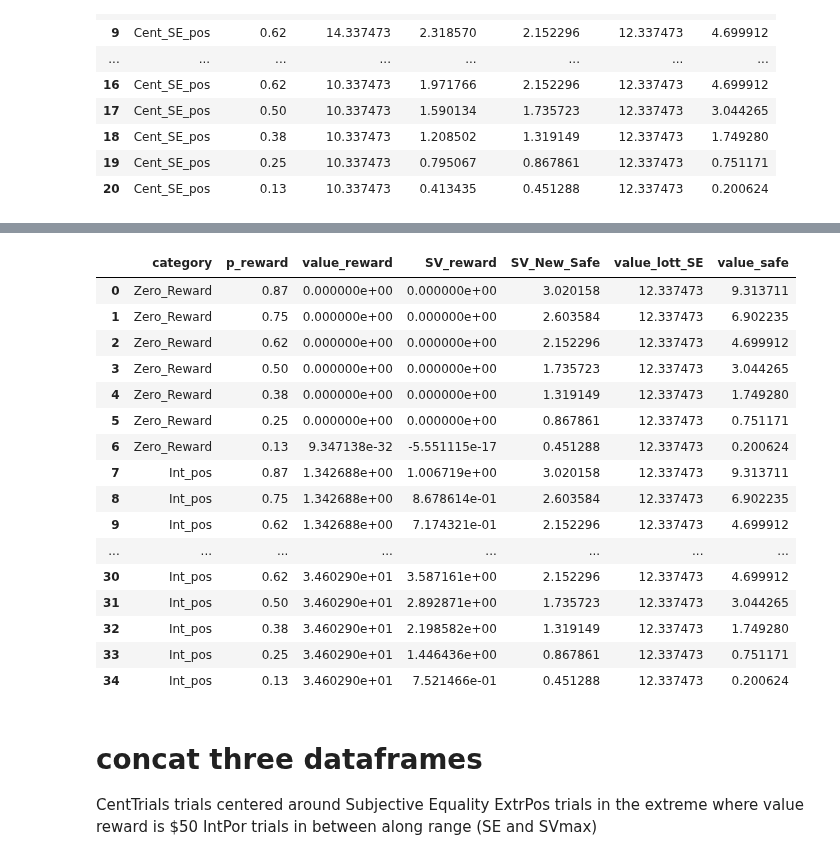
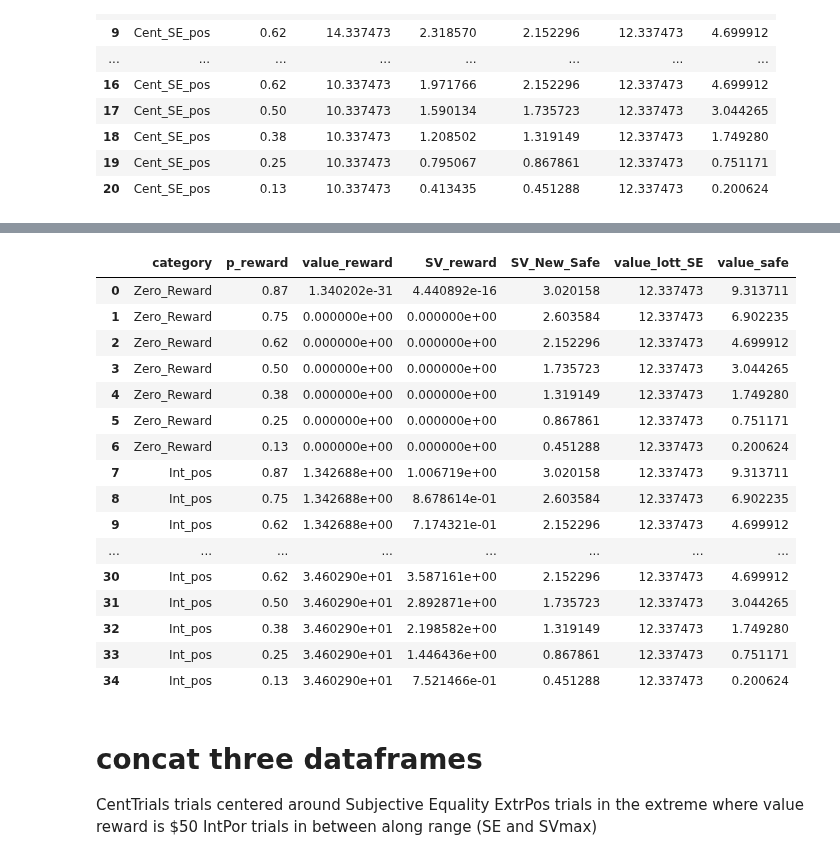
Before and after one commit to CDN-Lab/Adaptive_Choicesets, a Jupyter notebook: symmetrical_choice_set.ipynb, the cells around one changed output, grey strips where cells are left out. Saved outputs shown, nothing was run; the diff lists cells and outputs as text; code cells hidden in the pictures.

```diff
--- a/symmetrical_choice_set.ipynb
+++ b/symmetrical_choice_set.ipynb
@@ -271,38 +272,38 @@ df_int_temp
 | 5 | Int_pos | 0.25 | 50.0 | 1.735723 | 0.867861 | 12.337473 | 0.751171 |
 | 6 | Int_pos | 0.13 | 50.0 | 0.902576 | 0.451288 | 12.337473 | 0.200624 |
 # %%
-def get_interm(df,df_safe_pos,beta,alpha,num_steps=3, trials = 'gains'):
+def get_interm(df,df_safe_pos,beta,alpha,num_steps=2, trials = 'gains'):
 
     Amp = 1.0
     if trials == 'losses':
         Amp = -1.0
     dfreturn = pd.DataFrame([], columns = list(df))
     df['SVrange'] = df['SV_reward'] - df['SV_New_Safe']
     df['SVstep'] =  df['SVrange']/(num_steps+1)
     list_x = [i for i in range(-num_steps-1,num_steps+1) if i != 0]
 
     for x in list_x:
         dfint = df[['category', 'p_reward']].copy()
         if x == -num_steps-1:
             dfint['category'] = 'Zero_Reward'
         dfint['SV_reward'] = df['SV_New_Safe'] + x*df['SVstep']
         dfint['value_reward'] = Amp*(abs(dfint['SV_reward']) / (dfint['p_reward']-beta*A/2)) ** (1 / alpha)
         dfint = pd.merge(dfint,df_safe_pos,on='p_reward')
         dfreturn= pd.concat([dfreturn,dfint],ignore_index=True)
 
     return dfreturn
 
 df_int_pos = get_interm(df_int_temp, df_safe_pos, beta_pos,alpha_pos, num_steps=2)
 df_int_pos
 # %% [output]
 |  | category | p_reward | value_reward | SV_reward | SV_New_Safe | value_lott_SE | value_safe |
-| 0 | Zero_Reward | 0.87 | 0.000000e+00 | 0.000000e+00 | 3.020158 | 12.337473 | 9.313711 |
+| 0 | Zero_Reward | 0.87 | 1.340202e-31 | 4.440892e-16 | 3.020158 | 12.337473 | 9.313711 |
 | 1 | Zero_Reward | 0.75 | 0.000000e+00 | 0.000000e+00 | 2.603584 | 12.337473 | 6.902235 |
 | 2 | Zero_Reward | 0.62 | 0.000000e+00 | 0.000000e+00 | 2.152296 | 12.337473 | 4.699912 |
 | 3 | Zero_Reward | 0.50 | 0.000000e+00 | 0.000000e+00 | 1.735723 | 12.337473 | 3.044265 |
 | 4 | Zero_Reward | 0.38 | 0.000000e+00 | 0.000000e+00 | 1.319149 | 12.337473 | 1.749280 |
 | 5 | Zero_Reward | 0.25 | 0.000000e+00 | 0.000000e+00 | 0.867861 | 12.337473 | 0.751171 |
-| 6 | Zero_Reward | 0.13 | 9.347138e-32 | -5.551115e-17 | 0.451288 | 12.337473 | 0.200624 |
+| 6 | Zero_Reward | 0.13 | 0.000000e+00 | 0.000000e+00 | 0.451288 | 12.337473 | 0.200624 |
 | 7 | Int_pos | 0.87 | 1.342688e+00 | 1.006719e+00 | 3.020158 | 12.337473 | 9.313711 |
 | 8 | Int_pos | 0.75 | 1.342688e+00 | 8.678614e-01 | 2.603584 | 12.337473 | 6.902235 |
 | 9 | Int_pos | 0.62 | 1.342688e+00 | 7.174321e-01 | 2.152296 | 12.337473 | 4.699912 |
```
Also changed, not shown: parts of 11 cells of this notebook.
